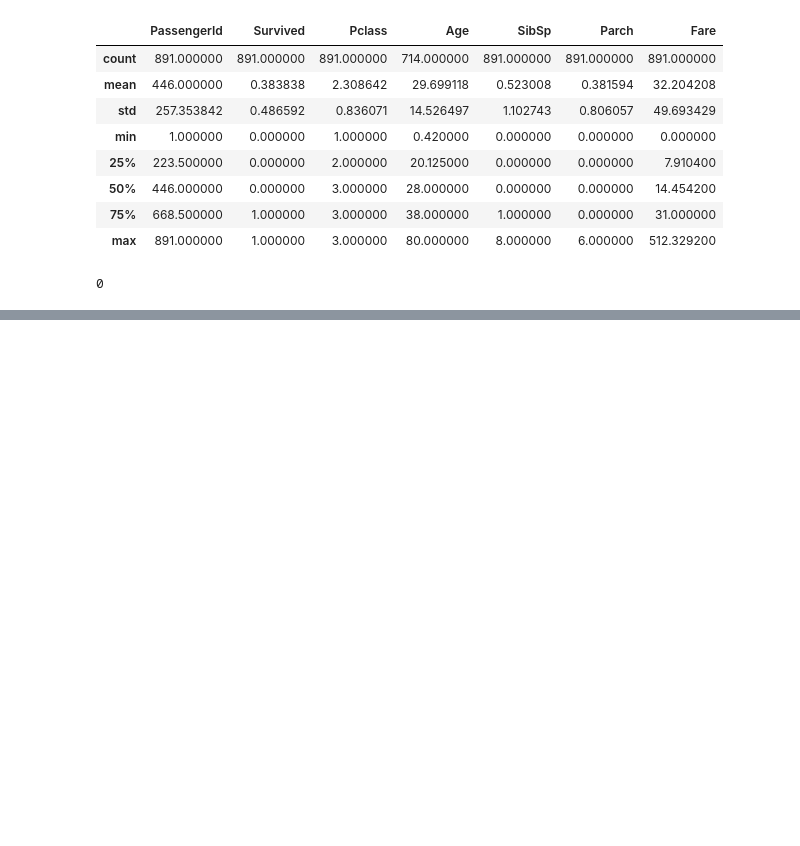
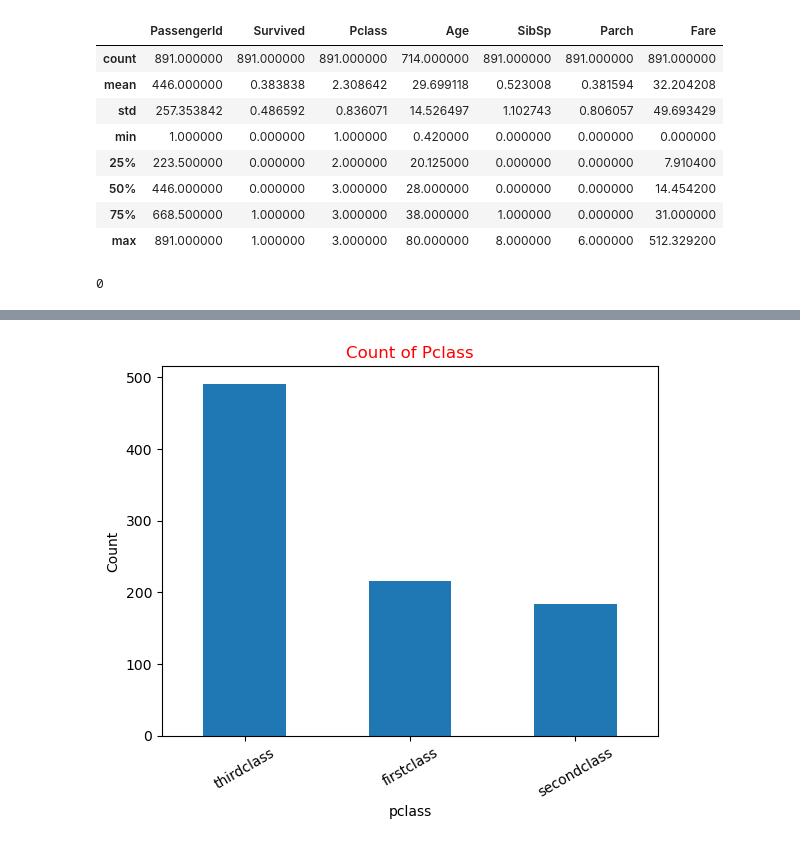
Before and after one commit to fizzle1759/Data-Exploration-using-Titanic-Data-set, a Jupyter notebook: Data Exploration.ipynb, the cells around one changed output, grey strips where cells are left out. Cells and saved outputs as stored; diff of their text form; code cells hidden in the pictures; blank space fills up the shorter version.

```diff
--- a/Data Exploration.ipynb
+++ b/Data Exploration.ipynb
@@ -114,0 +264,12 @@ dtype: int64
+# %%
+pclass_count = df.Pclass.value_counts()
+pclass_count.index = ["thirdclass", "firstclass","secondclass"]
+# %%
+pclass_count.plot(kind="bar")
+plt.title("Count of Pclass",color="red")
+plt.ylabel("Count")
+plt.xlabel("pclass")
+plt.xticks(rotation=30)
+plt.show()
+# %% [output]
+[figure, added]
```
Also changed, not shown: parts of 24 cells of this notebook.
